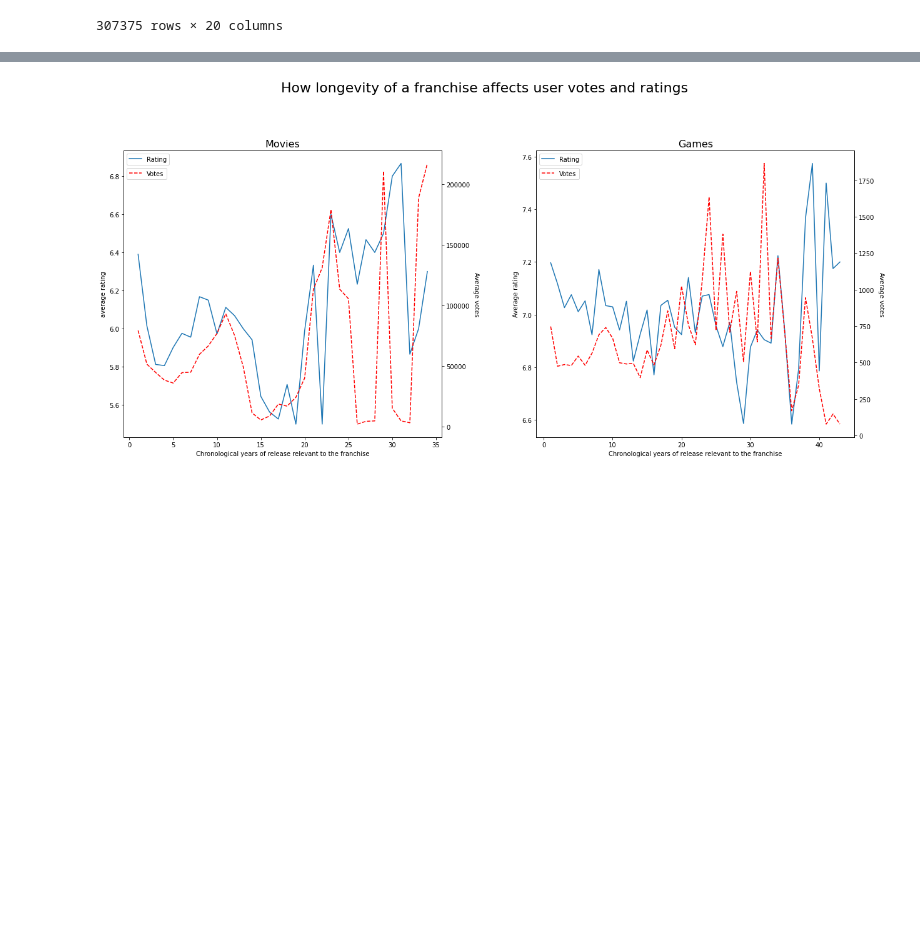
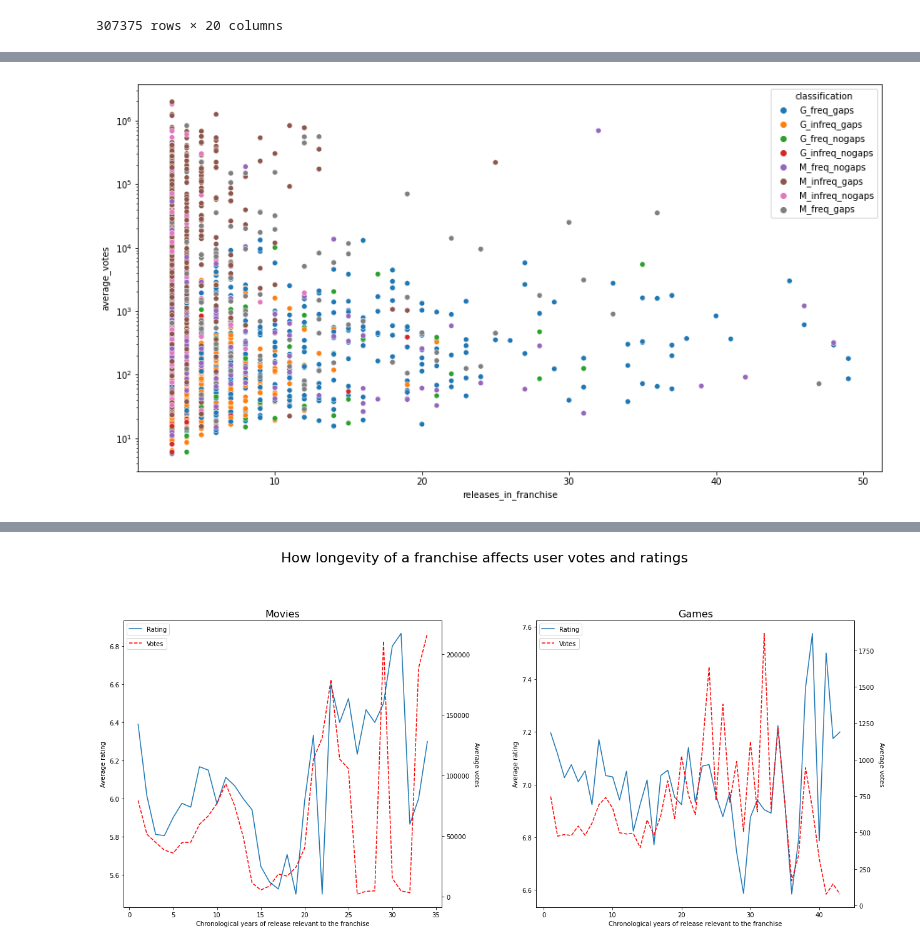
Before and after one commit to adambrennan150/Franchises, a Jupyter notebook: RQ4.ipynb, the cells around one changed output, grey strips where cells are left out. Drawn from its saved outputs; the diff is of its cells as text; code cells hidden in the pictures; blank space fills up the shorter version.

```diff
--- a/RQ4.ipynb
+++ b/RQ4.ipynb
@@ -60,0 +163,7 @@ df
+# %%
+plt.figure(figsize = (15, 8))
+sns.scatterplot(data=franchise_grouped_df[franchise_grouped_df['releases_in_franchise'] < 50], x='releases_in_franchise', y='average_votes', hue='classification')
+plt.yscale('log')
+plt.show()
+# %% [output]
+[figure, added]
```
Also changed, not shown: parts of 25 cells of this notebook.
